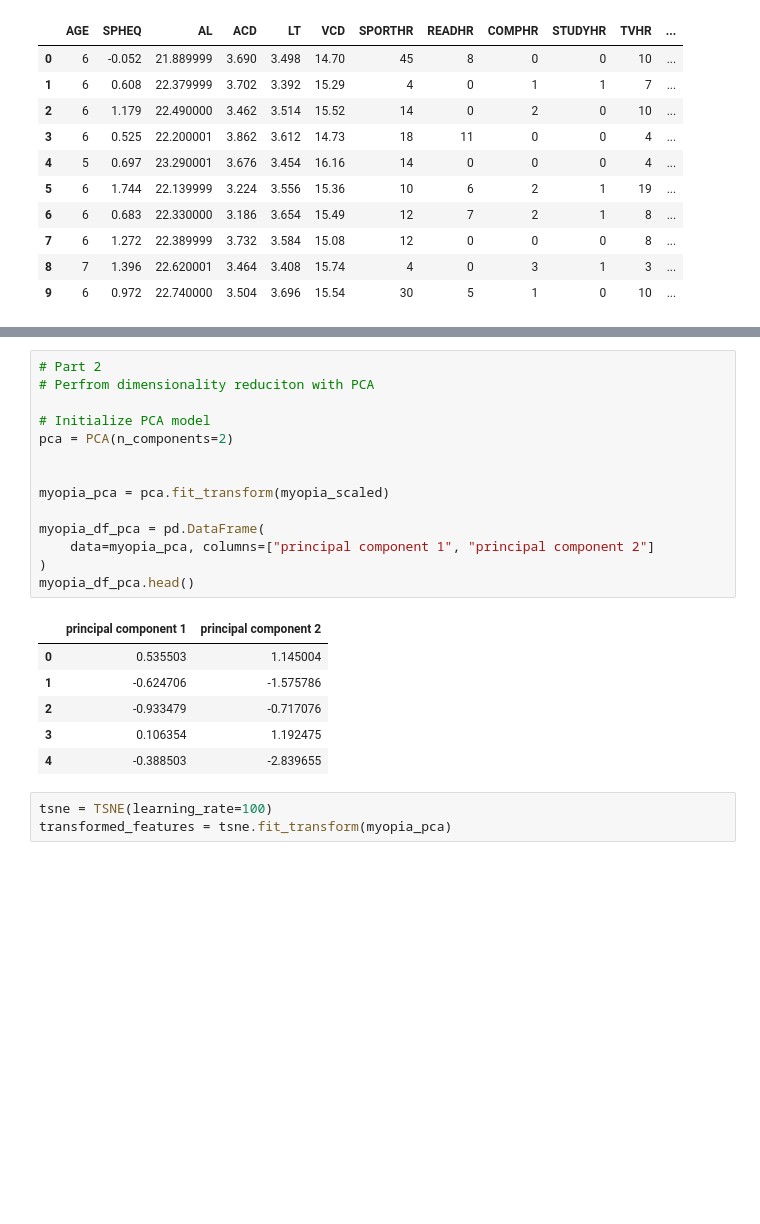
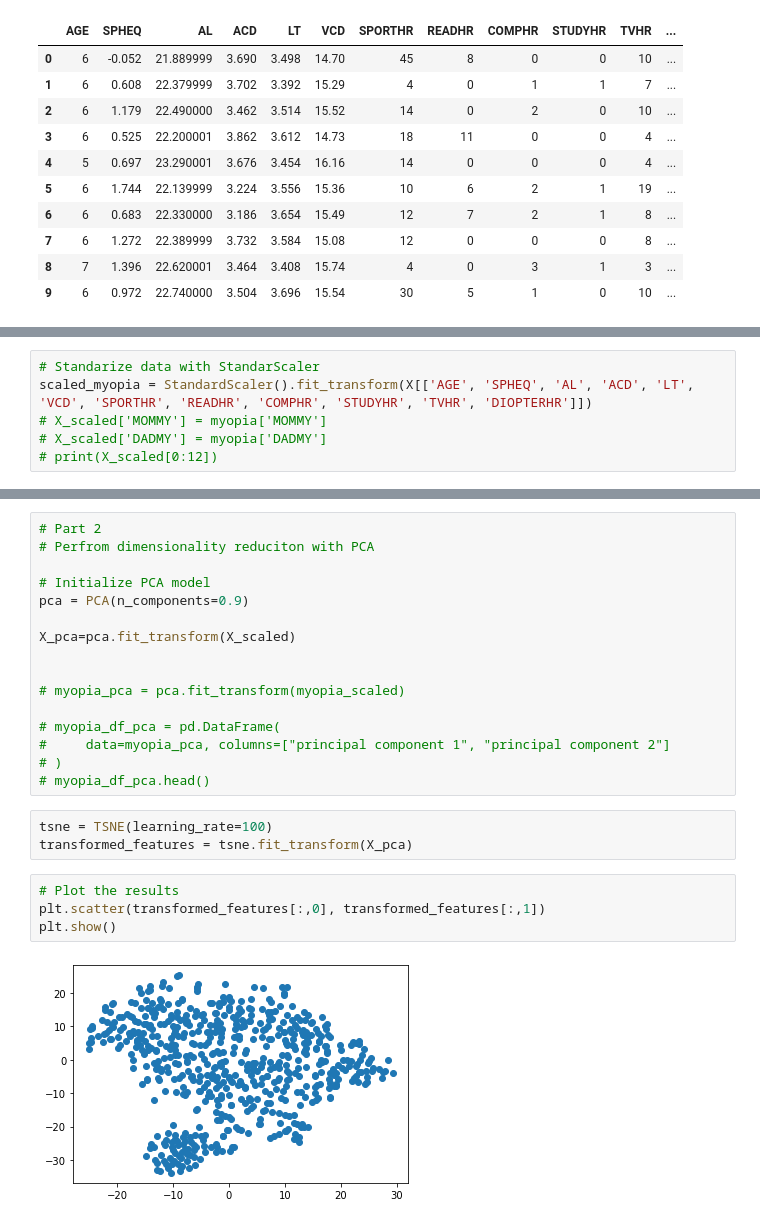
Before and after one commit to Colleen-Cobb/unsupervised-machine-learning, a Jupyter notebook: Untitled.ipynb, the cells around one changed output, grey strips where cells are left out. Drawn from its saved outputs; the diff is of its cells as text; blank space fills up the shorter version.

```diff
--- a/Untitled.ipynb
+++ b/Untitled.ipynb
@@ -56,0 +37,6 @@ print(myopia_scaled[0:5])
+# %%
+# Standarize data with StandarScaler
+scaled_myopia = StandardScaler().fit_transform(X[['AGE', 'SPHEQ', 'AL', 'ACD', 'LT', 'VCD', 'SPORTHR', 'READHR', 'COMPHR', 'STUDYHR', 'TVHR', 'DIOPTERHR']])
+# X_scaled['MOMMY'] = myopia['MOMMY']
+# X_scaled['DADMY'] = myopia['DADMY']
+# print(X_scaled[0:12])
@@ -59,23 +65,24 @@ print(myopia_scaled[0:5])
 # Perfrom dimensionality reduciton with PCA
 
 # Initialize PCA model
-pca = PCA(n_components=2)
+pca = PCA(n_components=0.9)
+
+X_pca=pca.fit_transform(X_scaled)
 
 
-myopia_pca = pca.fit_transform(myopia_scaled)
+# myopia_pca = pca.fit_transform(myopia_scaled)
 
-myopia_df_pca = pd.DataFrame(
-    data=myopia_pca, columns=["principal component 1", "principal component 2"]
-)
-myopia_df_pca.head()
+# myopia_df_pca = pd.DataFrame(
+#     data=myopia_pca, columns=["principal component 1", "principal component 2"]
+# )
+# myopia_df_pca.head()
-# %% [output]
-|  | principal component 1 | principal component 2 |
-| 0 | 0.535503 | 1.145004 |
-| 1 | -0.624706 | -1.575786 |
-| 2 | -0.933479 | -0.717076 |
-| 3 | 0.106354 | 1.192475 |
-| 4 | -0.388503 | -2.839655 |
 # %%
 tsne = TSNE(learning_rate=100)
-transformed_features = tsne.fit_transform(myopia_pca)
+transformed_features = tsne.fit_transform(X_pca)
+# %%
+# Plot the results
+plt.scatter(transformed_features[:,0], transformed_features[:,1])
+plt.show()
+# %% [output]
+[figure, added]
 # %%
```
Also changed, not shown: parts of 13 cells of this notebook.
